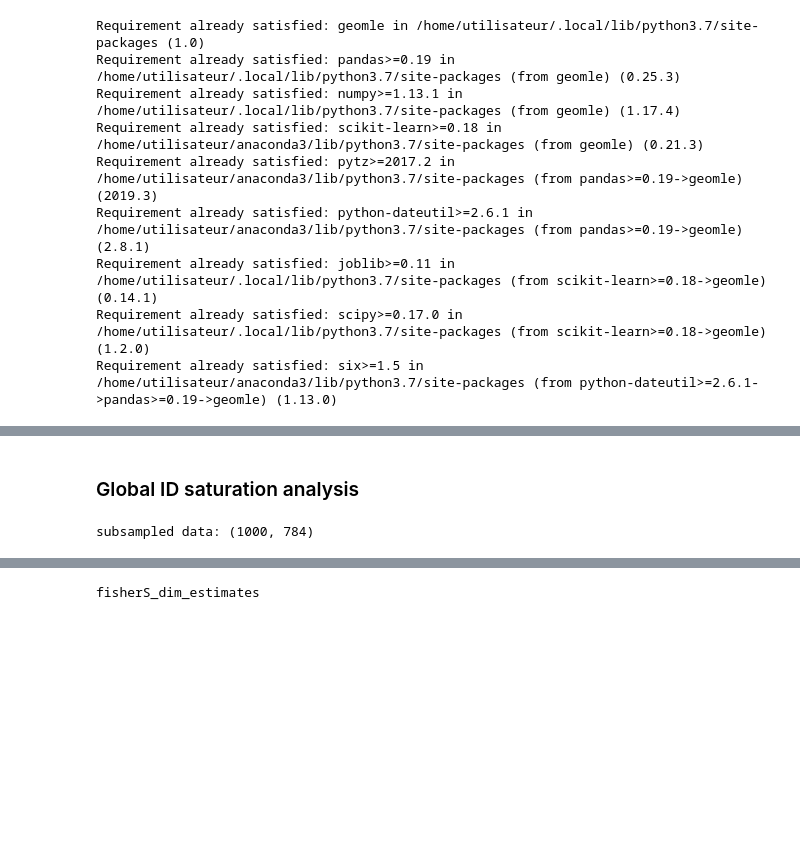
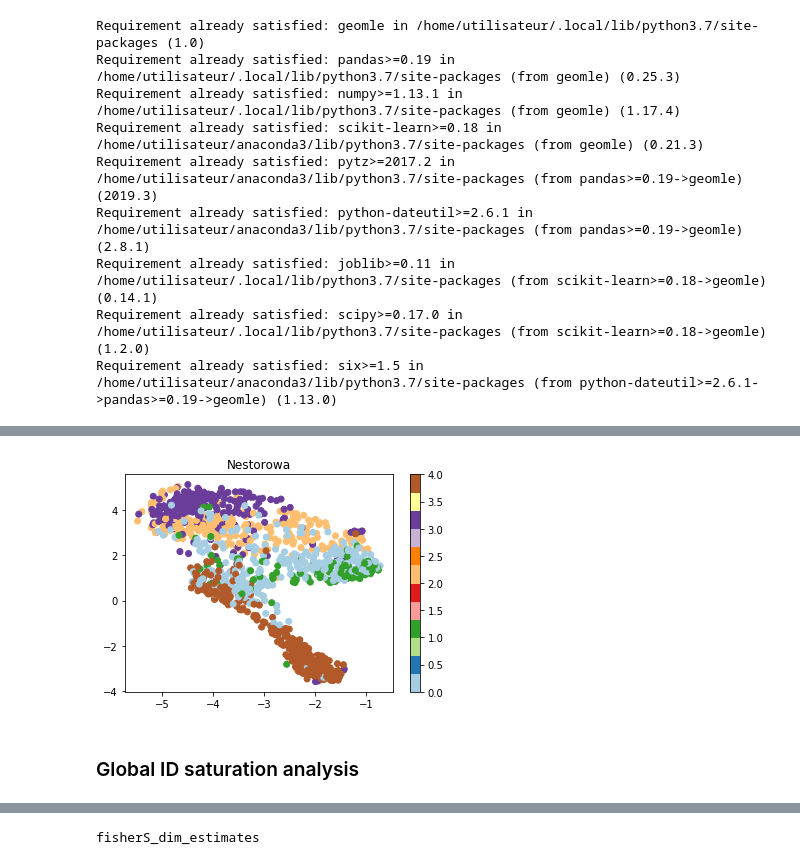
Before and after one commit to j-bac/id-concentration, a Jupyter notebook: notebooks/Test-concentration-estimators-nestorowa.ipynb, the cells around one changed output, grey strips where cells are left out. Cells and saved outputs as stored; diff of their text form; code cells hidden in the pictures; blank space fills up the shorter version.

```diff
--- a/notebooks/Test-concentration-estimators.ipynb
+++ b/notebooks/Test-concentration-estimators-nestorowa.ipynb
@@ -357,0 +333,27 @@ display_side_by_side(estimates_table,estimators_runtime)
+# %%
+%%R
+library(readr)
+Header <- read_delim(file = "../data/nestorowa_corrected_log2_transformed_counts.txt.gz", col_names = FALSE, delim = " ", n_max = 1)
+ExpMat <- read_delim(file = "../data/nestorowa_corrected_log2_transformed_counts.txt.gz", col_names = FALSE, delim = " ", skip = 1)
+Genes <- unlist(Header)
+Cells <- unlist(ExpMat$X1)
+ExpMat <- data.matrix(ExpMat[,-1])
+colnames(ExpMat) <- Genes
+rownames(ExpMat) <- Cells
+ExtraInfo_Head <- read_delim("../data/all_cell_types.txt", col_names = FALSE, delim = "\t", n_max = 1)
+ExtraInfo <- read_delim("../data/all_cell_types.txt", col_names = FALSE, delim = "\t", skip = 1)
+ExtraInfo_Bin <- data.matrix(ExtraInfo[,-1])
+rownames(ExtraInfo_Bin) <- unlist(ExtraInfo$X1)
+colnames(ExtraInfo_Bin) <- unlist(ExtraInfo_Head)
+PopID_broad <- apply(ExtraInfo_Bin[,grep("broad", colnames(ExtraInfo_Bin))], 1, function(x){
+  if(sum(x==1)>1 | sum(x==1)==0){
+    return(NA)
+  } else {
+    return(which(x==1))
+  }
+})
+PopID_broad <- colnames(ExtraInfo_Bin)[PopID_broad]
+names(PopID_broad) <- unlist(ExtraInfo$X1)
+names(PopID_broad) <- gsub(pattern = "-", replacement = ".", x = names(PopID_broad))
+PopID_broad_Fil <- PopID_broad[rownames(ExpMat)]
+table(PopID_broad_Fil, useNA = "if")
@@ -358,13 +381,25 @@ display_side_by_side(estimates_table,estimators_runtime)
+# %%
+nestorowa = %Rget ExpMat
+
+PopID = %Rget PopID_broad_Fil
+PopID = list(PopID)
+switch = {'CMP_broad':0,'GMP_broad':1,'LMPP_broad':2,'LTHSC_broad':3,'MEP_broad':4, 'NA':np.nan}
+popCol = []
+inds = [i for i in range(len(PopID))]
+for i0,i in enumerate(PopID):
+    if i in switch:
+        popCol.append(switch[i])
+    else:
+        inds.remove(i0)
+# %%
+np.random.seed(0)
+umap_emb = umap.UMAP(n_neighbors=30).fit_transform(nestorowa)
+# %%
+plt.scatter(umap_emb[:,0],umap_emb[:,1],c=popCol,cmap=plt.cm.Paired);plt.title('Nestorowa');plt.colorbar();plt.show()
+# %% [output]
+[figure, added]
 # %% [markdown]
 ### Global ID saturation analysis
-# %%
-dataset_name = 'mnist.data'
-subsample_size = 1000
-subsample = np.random.choice(len(real_data[dataset_name]),replace=False, size=subsample_size)
-data = real_data['mnist.data'][subsample]
-print('subsampled data:', data.shape)
-# %% [output]
-subsampled data: (1000, 784)
 # %%
 # testing separability saturation
 
```
Also changed, not shown: parts of 21 cells of this notebook, 7 other files.
